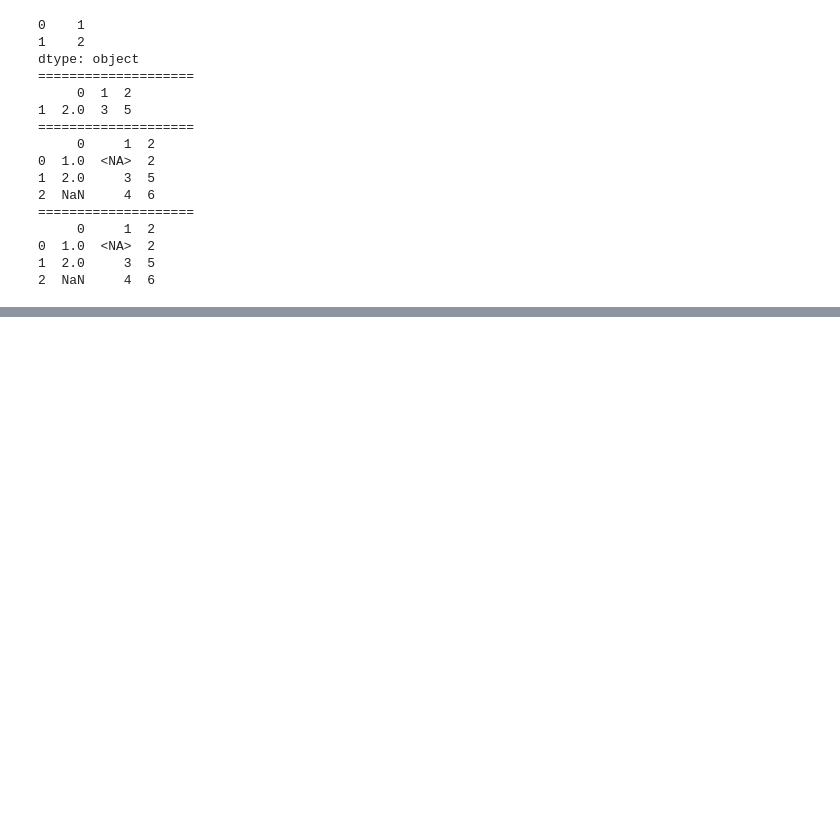
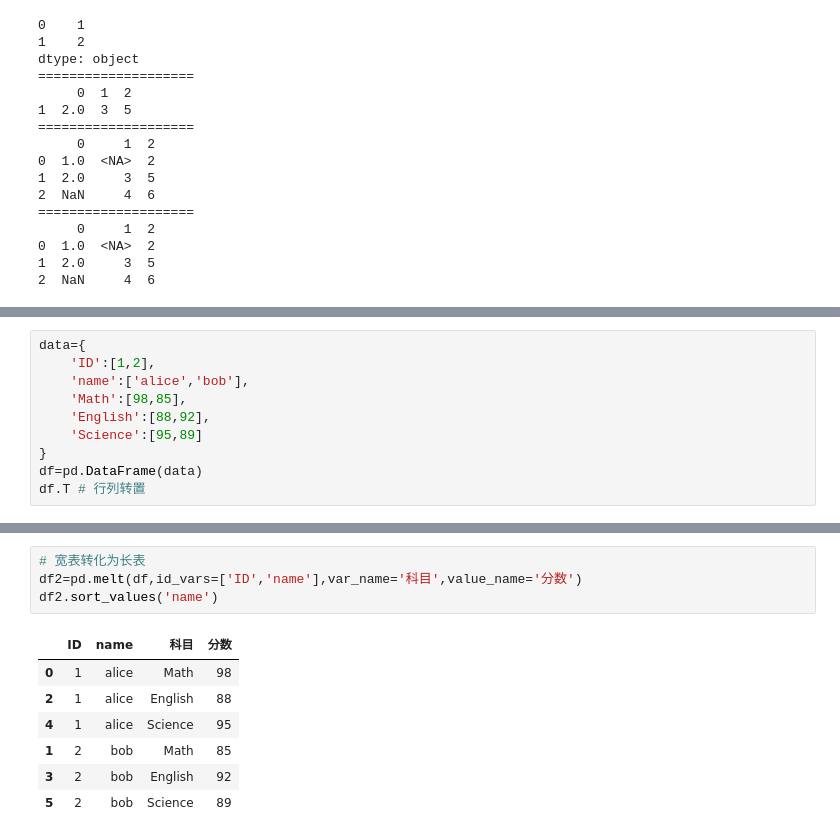
Before and after one commit to aonolee5-cmyk/notes, a Jupyter notebook: 4.数据分析.ipynb, the cells around one changed output, grey strips where cells are left out. Saved outputs shown, nothing was run; the diff lists cells and outputs as text; blank space fills up the shorter version.

```diff
--- a/4.数据分析.ipynb
+++ b/4.数据分析.ipynb
@@ -148,0 +244,10 @@ dtype: int64
+# %%
+data={
+    'ID':[1,2],
+    'name':['alice','bob'],
+    'Math':[98,85],
+    'English':[88,92],
+    'Science':[95,89]
+}
+df=pd.DataFrame(data)
+df.T # 行列转置
@@ -148,0 +261,12 @@ dtype: int64
+# %%
+# 宽表转化为长表
+df2=pd.melt(df,id_vars=['ID','name'],var_name='科目',value_name='分数')
+df2.sort_values('name')
+# %% [output]
+|  | ID | name | 科目 | 分数 |
+| 0 | 1 | alice | Math | 98 |
+| 2 | 1 | alice | English | 88 |
+| 4 | 1 | alice | Science | 95 |
+| 1 | 2 | bob | Math | 85 |
+| 3 | 2 | bob | English | 92 |
+| 5 | 2 | bob | Science | 89 |
```
Also changed, not shown: parts of 24 cells of this notebook.
